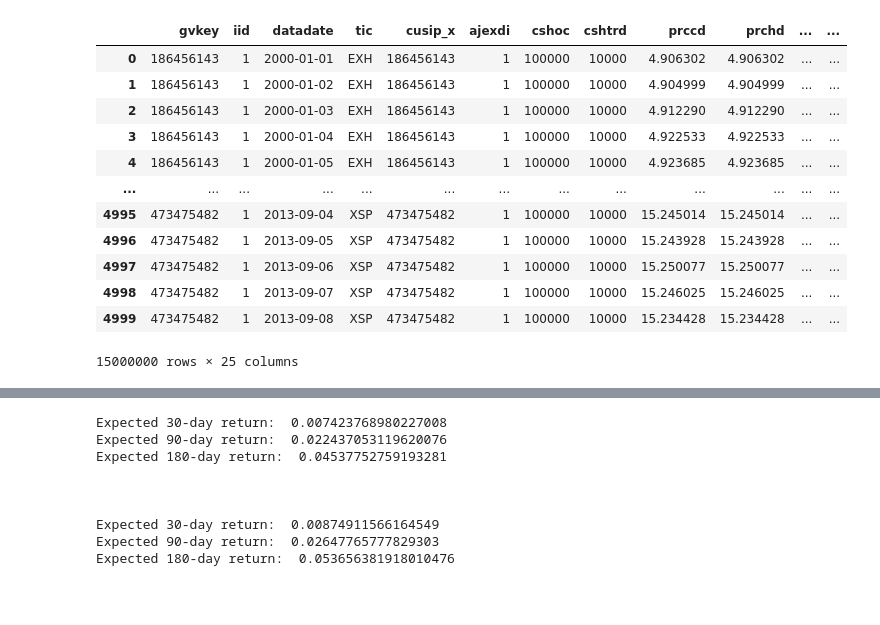
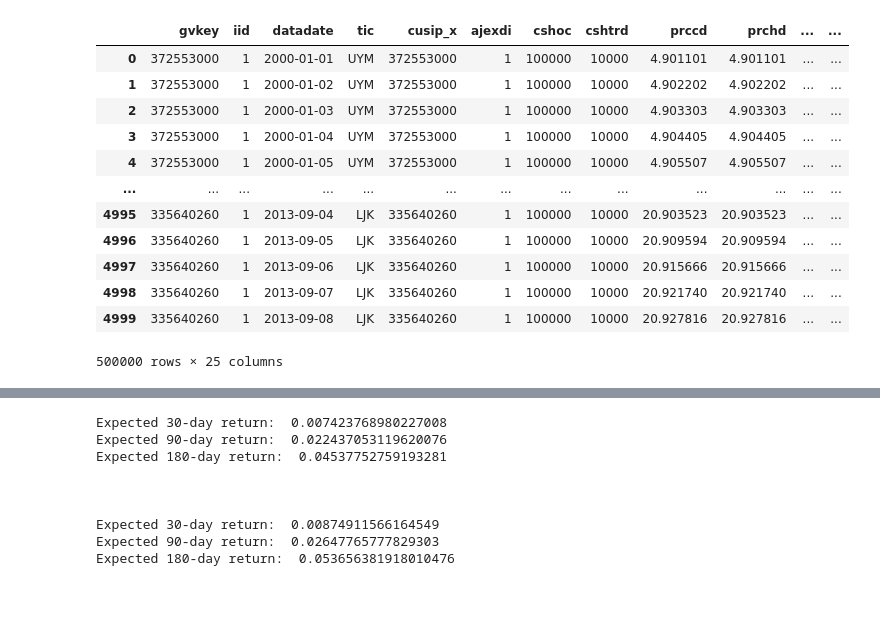
Before and after one commit to AmritSd/Institutional-ownership-impact-on-stocks-near-one-dollar, a Jupyter notebook: data_generator/test.ipynb, the cells around one changed output, grey strips where cells are left out. Cells and saved outputs as stored; diff of their text form; code cells hidden in the pictures.

```diff
--- a/data_generator/test.ipynb
+++ b/data_generator/test.ipynb
@@ -18,7 +18,7 @@ rf = 0.01
 mkt_rf = 0.05
 smb = 0.01
 hml = 0.02
-random_shocks = 0.2
+random_shocks = 0
 
 # GERENATE THE FACTOR RETURNS --------------------------------------------------------------------------------#
 daily_factor_premiums = [mkt_rf / num_trading_days, smb / num_trading_days, hml / num_trading_days]
@@ -114,7 +114,7 @@ Mean return:  1.0895112699104523
 #     'cusip_y', 'fdate', 'shares', 'instituional_ownership_perc'
 
 # Num stocks
-num_stocks = 3000
+num_stocks = 100
 num_obs = 5000
 start_date = pd.to_datetime('2000-01-01')
 
@@ -145,45 +145,46 @@ for i in range(num_stocks):
         smb_factor_loading = 1
         hml_factor_loading = 1
 
-    noise_dev = np.random.uniform(0, 0.2) / 365
+    noise_dev = np.random.uniform(0, 0.1)
+    noise_dev = 0
 
     stock_prices = generate_stock_prices(alpha, mkt_factor_loading, smb_factor_loading, hml_factor_loading, noise_dev, factor_returns, num_trading_days=365, starting_price=starting_price)
     # 9-digit CUSIP (random)
     cusip = ''.join([str(np.random.randint(0, 9)) for i in range(9)])
     gv_key = cusip
     iid = 1
     # 3 - letter random ticker
     ticker = ''.join([chr(np.random.randint(65, 90)) for i in range(3)])
     cusip_x = cusip
     ajexdi = 1
     cshoc = 100000
     cshtrd = 10000
     trfd = 1
     exchg = 11
     fic = 'US'
     loc = 'US'
     sic = 1000
     cusip_brief = cusip[: 8]
     cusip_y = cusip
     shares = 100000
 
     stock_df = pd.DataFrame({'gvkey': gv_key, 'iid': iid, 'datadate': stock_prices['date'], 'tic': ticker, 'cusip_x': cusip_x, 'ajexdi': ajexdi, 'cshoc': cshoc, 'cshtrd': cshtrd, 'prccd': stock_prices['price'], 'prchd': stock_prices['price'], 'prcld': stock_prices['price'], 'prcod': stock_prices['price'], 'prcstd': stock_prices['price'], 'trfd': trfd, 'exchg': exchg, 'fic': fic, 'loc': loc, 'sic': sic, 'date': stock_prices['date'], 'first_time_below_thresh': stock_prices['date'], 'cusip_brief': cusip_brief, 'cusip_y': cusip_y, 'fdate': stock_prices['date'], 'shares': shares, 'instituional_ownership_perc': institutional_ownership_perc}, index=range(num_obs))
 
     # use pd.concat
     monthly_stock_data = pd.concat([monthly_stock_data, stock_df], axis=0)
 
 display(monthly_stock_data)
 # %% [output]
 |  | gvkey | iid | datadate | tic | cusip_x | ajexdi | cshoc | cshtrd | prccd | prchd | ... | ... |
-| 0 | 186456143 | 1 | 2000-01-01 | EXH | 186456143 | 1 | 100000 | 10000 | 4.906302 | 4.906302 | ... | ... |
-| 1 | 186456143 | 1 | 2000-01-02 | EXH | 186456143 | 1 | 100000 | 10000 | 4.904999 | 4.904999 | ... | ... |
-| 2 | 186456143 | 1 | 2000-01-03 | EXH | 186456143 | 1 | 100000 | 10000 | 4.912290 | 4.912290 | ... | ... |
-| 3 | 186456143 | 1 | 2000-01-04 | EXH | 186456143 | 1 | 100000 | 10000 | 4.922533 | 4.922533 | ... | ... |
-| 4 | 186456143 | 1 | 2000-01-05 | EXH | 186456143 | 1 | 100000 | 10000 | 4.923685 | 4.923685 | ... | ... |
+| 0 | 372553000 | 1 | 2000-01-01 | UYM | 372553000 | 1 | 100000 | 10000 | 4.901101 | 4.901101 | ... | ... |
+| 1 | 372553000 | 1 | 2000-01-02 | UYM | 372553000 | 1 | 100000 | 10000 | 4.902202 | 4.902202 | ... | ... |
+| 2 | 372553000 | 1 | 2000-01-03 | UYM | 372553000 | 1 | 100000 | 10000 | 4.903303 | 4.903303 | ... | ... |
+| 3 | 372553000 | 1 | 2000-01-04 | UYM | 372553000 | 1 | 100000 | 10000 | 4.904405 | 4.904405 | ... | ... |
+| 4 | 372553000 | 1 | 2000-01-05 | UYM | 372553000 | 1 | 100000 | 10000 | 4.905507 | 4.905507 | ... | ... |
 | ... | ... | ... | ... | ... | ... | ... | ... | ... | ... | ... | ... | ... |
-| 4995 | 473475482 | 1 | 2013-09-04 | XSP | 473475482 | 1 | 100000 | 10000 | 15.245014 | 15.245014 | ... | ... |
-| 4996 | 473475482 | 1 | 2013-09-05 | XSP | 473475482 | 1 | 100000 | 10000 | 15.243928 | 15.243928 | ... | ... |
-| 4997 | 473475482 | 1 | 2013-09-06 | XSP | 473475482 | 1 | 100000 | 10000 | 15.250077 | 15.250077 | ... | ... |
-| 4998 | 473475482 | 1 | 2013-09-07 | XSP | 473475482 | 1 | 100000 | 10000 | 15.246025 | 15.246025 | ... | ... |
-| 4999 | 473475482 | 1 | 2013-09-08 | XSP | 473475482 | 1 | 100000 | 10000 | 15.234428 | 15.234428 | ... | ... |
+| 4995 | 335640260 | 1 | 2013-09-04 | LJK | 335640260 | 1 | 100000 | 10000 | 20.903523 | 20.903523 | ... | ... |
+| 4996 | 335640260 | 1 | 2013-09-05 | LJK | 335640260 | 1 | 100000 | 10000 | 20.909594 | 20.909594 | ... | ... |
+| 4997 | 335640260 | 1 | 2013-09-06 | LJK | 335640260 | 1 | 100000 | 10000 | 20.915666 | 20.915666 | ... | ... |
+| 4998 | 335640260 | 1 | 2013-09-07 | LJK | 335640260 | 1 | 100000 | 10000 | 20.921740 | 20.921740 | ... | ... |
+| 4999 | 335640260 | 1 | 2013-09-08 | LJK | 335640260 | 1 | 100000 | 10000 | 20.927816 | 20.927816 | ... | ... |
-15000000 rows × 25 columns
+500000 rows × 25 columns
```
Also changed, not shown: parts of 5 cells of this notebook, 1 other file.
